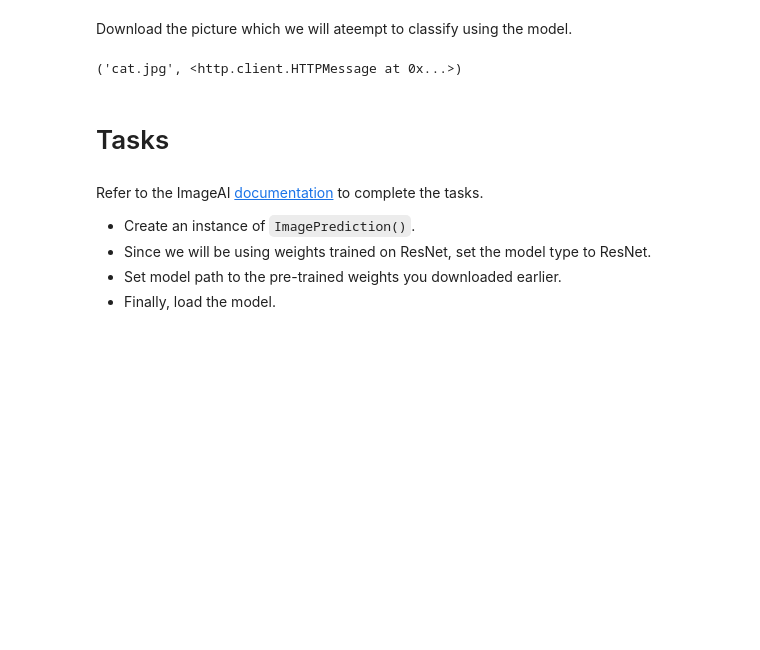
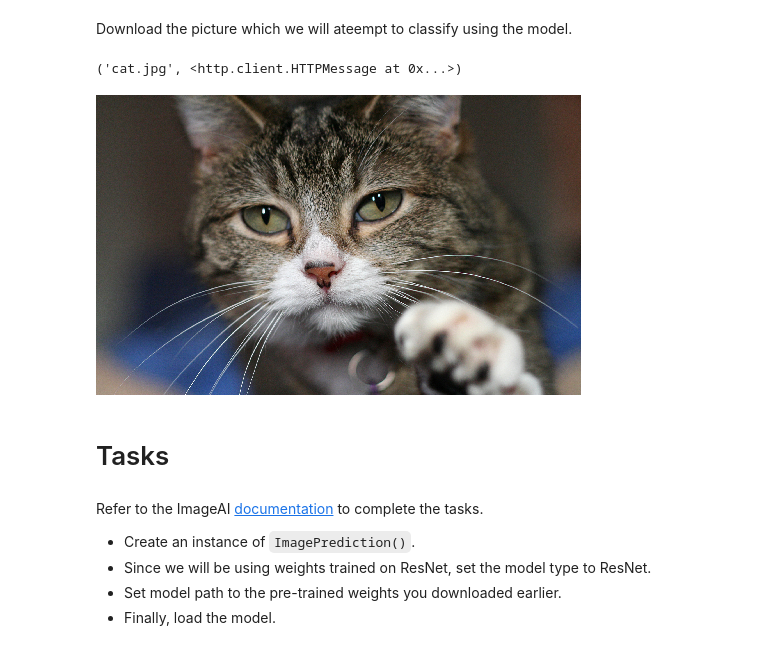
Before and after one commit to lmocsary/GDA_Track3B, a Jupyter notebook: Quests/Quest_ImageAI.ipynb, the cells around one changed output. Saved outputs shown, nothing was run; the diff lists cells and outputs as text; code cells hidden in the pictures; blank space fills up the shorter version.

```diff
--- a/Quests/Quest_ImageAI.ipynb
+++ b/Quests/Quest_ImageAI.ipynb
@@ -23,6 +22,18 @@ Download the picture which we will ateempt to classify using the model.
 urllib.request.urlretrieve('https://upload.wikimedia.org/wikipedia/commons/b/bb/Kittyply_edit1.jpg','cat.jpg')
 # %% [output]
 ('cat.jpg', <http.client.HTTPMessage at 0x...>)
+# %%
+from numpy import expand_dims
+from tensorflow.keras.preprocessing.image import load_img
+from tensorflow.keras.preprocessing.image import img_to_array
+
+h= 300
+w= int(round(1.618*h,0))
+
+test_image = load_img("cat.jpg", target_size = (h,w))
+test_image
+# %% [output]
+[figure, added]
 # %% [markdown]
 # Tasks
 # %% [markdown]
```
Also changed, not shown: parts of 6 cells of this notebook.
